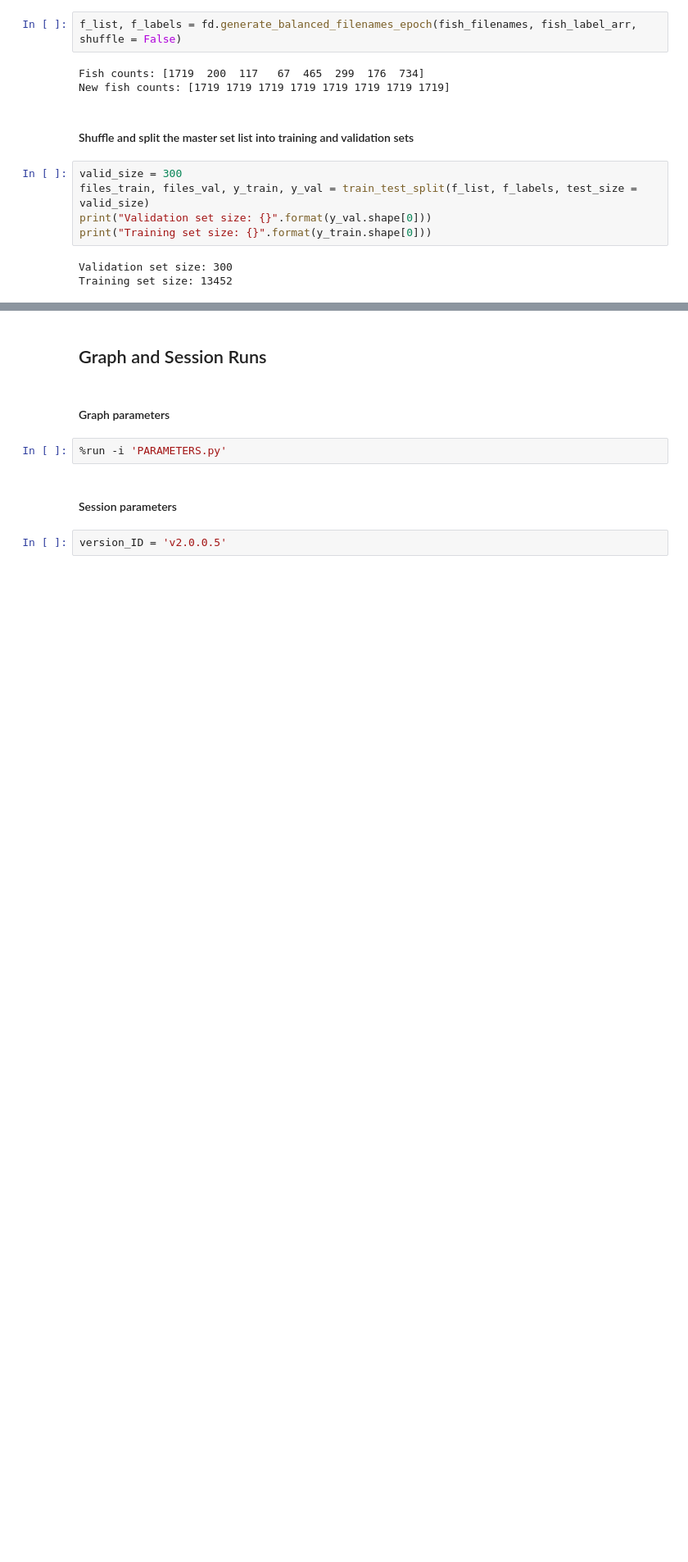
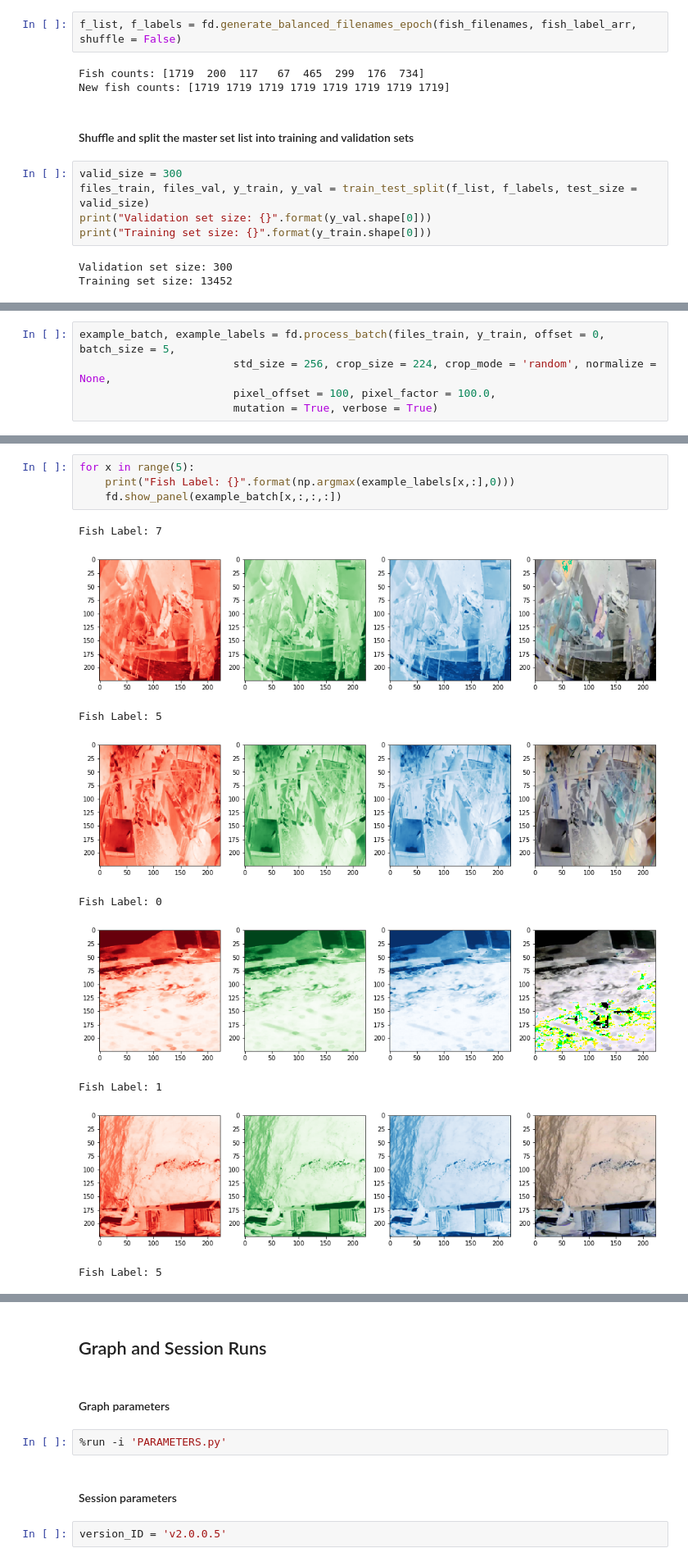
Before and after one commit to CCThompson82/TNCFM, a Jupyter notebook: MODEL.ipynb, the cells around one changed output, grey strips where cells are left out. Shown at 82% size. Drawn from its saved outputs; the diff is of its cells as text; blank space fills up the shorter version.

Commit message:
refactor : Fns `process_batch` normalization and show panel

```diff
--- a/MODEL.ipynb
+++ b/MODEL.ipynb
@@ -79 +79,6 @@ Batch label counts: [35 30 44 27 38 39 39 48]
 Batch set is 180.6336 Mb
+# %%
+example_batch, example_labels = fd.process_batch(files_train, y_train, offset = 0, batch_size = 5,
+                        std_size = 256, crop_size = 224, crop_mode = 'random', normalize = None,
+                        pixel_offset = 100, pixel_factor = 100.0,
+                        mutation = True, verbose = True)
@@ -79,0 +90,14 @@ Batch set is 180.6336 Mb
+# %%
+for x in range(5):
+    print("Fish Label: {}".format(np.argmax(example_labels[x,:],0)))
+    fd.show_panel(example_batch[x,:,:,:])
+# %% [output]
+Fish Label: 7
+[figure, added]
+Fish Label: 5
+[figure, added]
+Fish Label: 0
+[figure, added]
+Fish Label: 1
+[figure, added]
+Fish Label: 5
```
Also changed, not shown: parts of 3 cells of this notebook, 1 other file.
